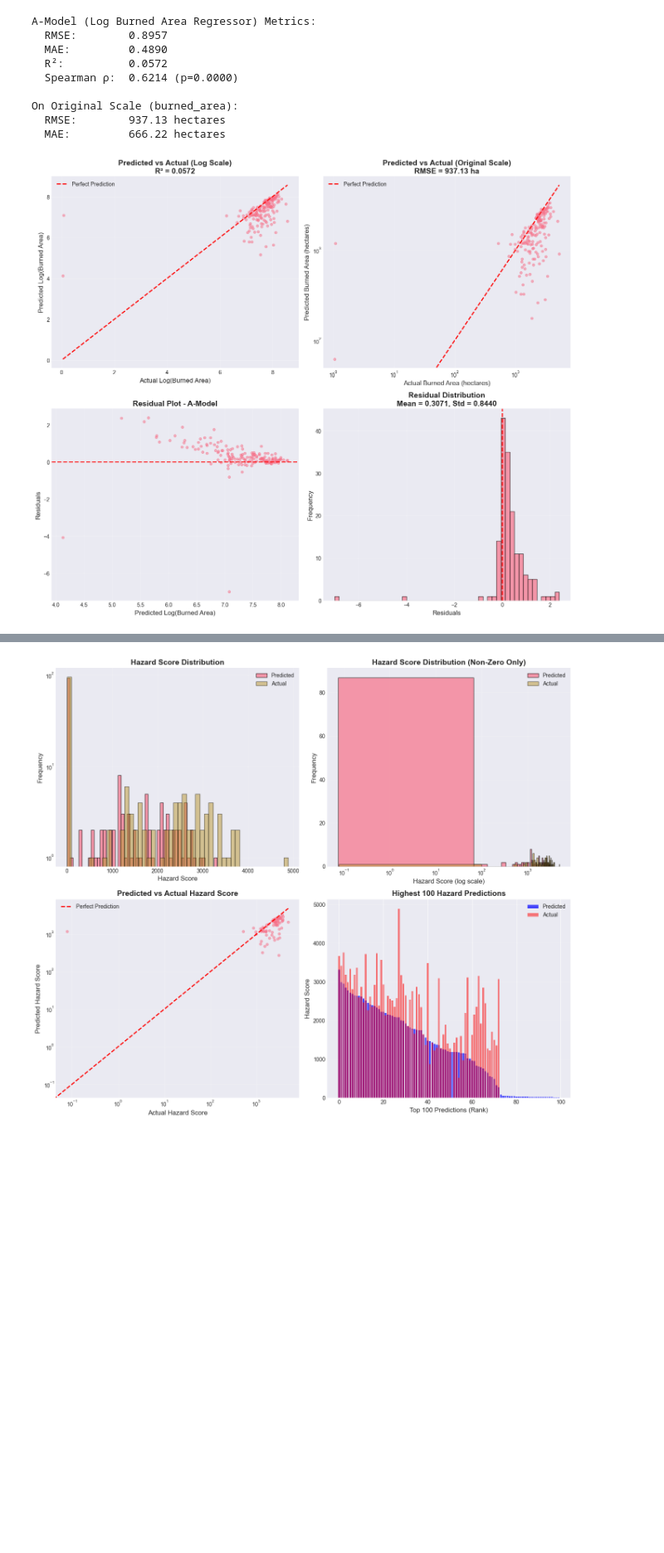
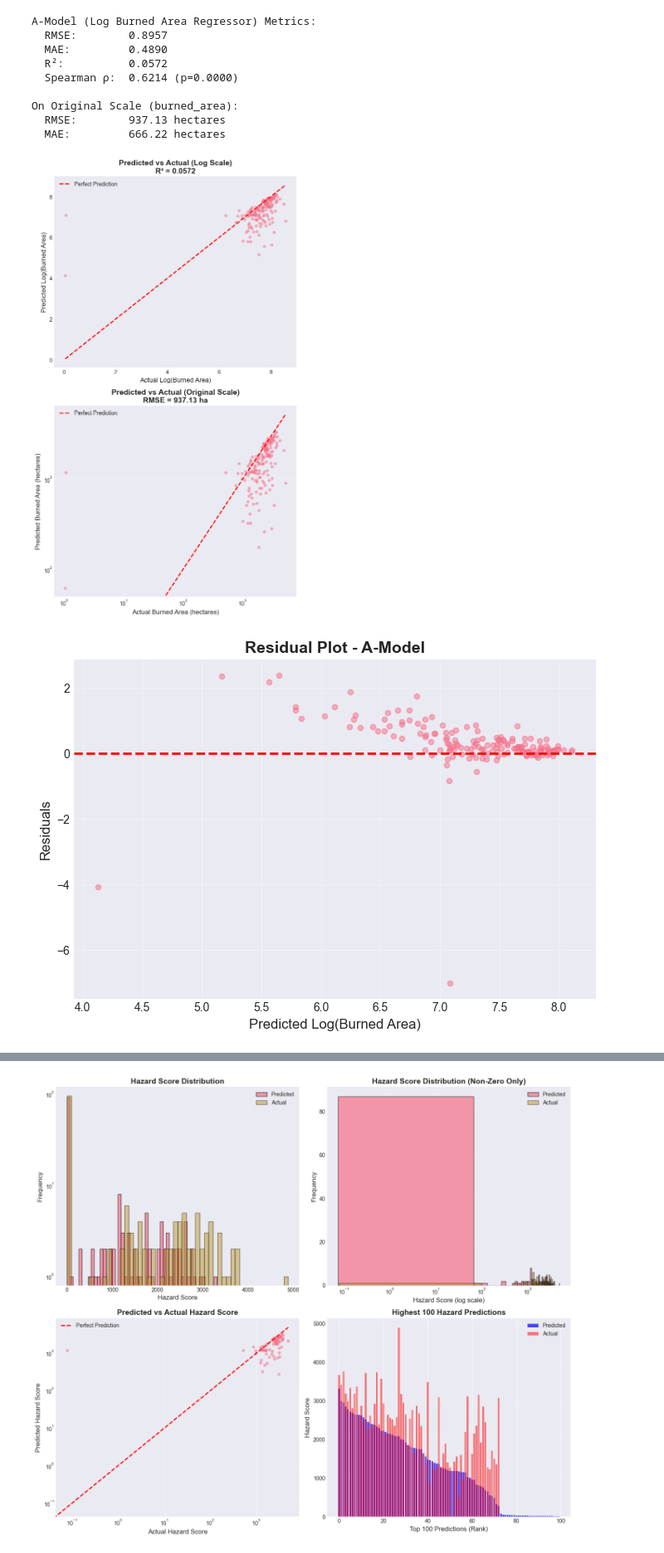
Before and after one commit to djmurong/ml-wildfire-risk-predictor, a Jupyter notebook: notebooks/visualize_evaluation_metrics.ipynb, the cells around one changed output, grey strips where cells are left out. Shown: that part at 83% size. Saved outputs shown, nothing was run; the diff lists cells and outputs as text; code cells hidden in the pictures; blank space fills up the shorter version.

```diff
--- a/notebooks/visualize_evaluation_metrics.ipynb
+++ b/notebooks/visualize_evaluation_metrics.ipynb
@@ -227,52 +223,48 @@ On Original Scale (burned_area):
   MAE:         666.22 hectares
 # %%
 # 2.1 Regression Visualizations
-fig, axes = plt.subplots(2, 2, figsize=(14, 12))
+fig, axes = plt.subplots(2, 1, figsize=(7, 12))
 
 # Scatter plot: Predicted vs Actual (log scale)
-axes[0, 0].scatter(y_test_a_filtered, a_pred, alpha=0.5, s=20)
-axes[0, 0].plot([y_test_a_filtered.min(), y_test_a_filtered.max()],
+axes[0].scatter(y_test_a_filtered, a_pred, alpha=0.5, s=20)
+axes[0].plot([y_test_a_filtered.min(), y_test_a_filtered.max()],
                 [y_test_a_filtered.min(), y_test_a_filtered.max()],
                 'r--', linewidth=2, label='Perfect Prediction')
-axes[0, 0].set_xlabel('Actual Log(Burned Area)', fontsize=12)
-axes[0, 0].set_ylabel('Predicted Log(Burned Area)', fontsize=12)
-axes[0, 0].set_title(f'Predicted vs Actual (Log Scale)\nR² = {a_r2:.4f}', fontsize=14, fontweight='bold')
-axes[0, 0].legend(fontsize=10)
-axes[0, 0].grid(True, alpha=0.3)
+axes[0].set_xlabel('Actual Log(Burned Area)', fontsize=12)
+axes[0].set_ylabel('Predicted Log(Burned Area)', fontsize=12)
+axes[0].set_title(f'Predicted vs Actual (Log Scale)\nR² = {a_r2:.4f}', fontsize=14, fontweight='bold')
+axes[0].legend(fontsize=10)
+axes[0].grid(True, alpha=0.3)
 
 # Scatter plot: Predicted vs Actual (original scale)
-axes[0, 1].scatter(burned_area_actual, burned_area_pred, alpha=0.5, s=20)
+axes[1].scatter(burned_area_actual, burned_area_pred, alpha=0.5, s=20)
 max_val = max(burned_area_actual.max(), burned_area_pred.max())
-axes[0, 1].plot([0, max_val], [0, max_val], 'r--', linewidth=2, label='Perfect Prediction')
-axes[0, 1].set_xlabel('Actual Burned Area (hectares)', fontsize=12)
-axes[0, 1].set_ylabel('Predicted Burned Area (hectares)', fontsize=12)
-axes[0, 1].set_title(f'Predicted vs Actual (Original Scale)\nRMSE = {a_rmse_original:.2f} ha',
+axes[1].plot([0, max_val], [0, max_val], 'r--', linewidth=2, label='Perfect Prediction')
+axes[1].set_xlabel('Actual Burned Area (hectares)', fontsize=12)
+axes[1].set_ylabel('Predicted Burned Area (hectares)', fontsize=12)
+axes[1].set_title(f'Predicted vs Actual (Original Scale)\nRMSE = {a_rmse_original:.2f} ha',
                      fontsize=14, fontweight='bold')
-axes[0, 1].legend(fontsize=10)
-axes[0, 1].grid(True, alpha=0.3)
-axes[0, 1].set_xscale('log')
-axes[0, 1].set_yscale('log')
-
-# Residuals plot
-residuals = y_test_a_filtered - a_pred
-axes[1, 0].scatter(a_pred, residuals, alpha=0.5, s=20)
-axes[1, 0].axhline(y=0, color='r', linestyle='--', linewidth=2)
-axes[1, 0].set_xlabel('Predicted Log(Burned Area)', fontsize=12)
-axes[1, 0].set_ylabel('Residuals', fontsize=12)
-axes[1, 0].set_title('Residual Plot - A-Model', fontsize=14, fontweight='bold')
-axes[1, 0].grid(True, alpha=0.3)
-
-# Residuals distribution
-axes[1, 1].hist(residuals, bins=50, alpha=0.7, edgecolor='black')
-axes[1, 1].axvline(x=0, color='r', linestyle='--', linewidth=2)
-axes[1, 1].set_xlabel('Residuals', fontsize=12)
-axes[1, 1].set_ylabel('Frequency', fontsize=12)
-axes[1, 1].set_title(f'Residual Distribution\nMean = {residuals.mean():.4f}, Std = {residuals.std():.4f}',
-                     fontsize=14, fontweight='bold')
-axes[1, 1].grid(True, alpha=0.3)
+axes[1].legend(fontsize=10)
+axes[1].grid(True, alpha=0.3)
+axes[1].set_xscale('log')
+axes[1].set_yscale('log')
 
 plt.tight_layout()
 plt.savefig(OUTPUT_DIR / 'a_model_evaluation.png', dpi=300, bbox_inches='tight')
 plt.show()
+
+# Residuals plot (separate figure)
+residuals = y_test_a_filtered - a_pred
+fig, ax = plt.subplots(1, 1, figsize=(7, 5))
+ax.scatter(a_pred, residuals, alpha=0.5, s=20)
+ax.axhline(y=0, color='r', linestyle='--', linewidth=2)
+ax.set_xlabel('Predicted Log(Burned Area)', fontsize=12)
+ax.set_ylabel('Residuals', fontsize=12)
+ax.set_title('Residual Plot - A-Model', fontsize=14, fontweight='bold')
+ax.grid(True, alpha=0.3)
+plt.tight_layout()
+plt.savefig(OUTPUT_DIR / 'a_model_residuals.png', dpi=300, bbox_inches='tight')
+plt.show()
 # %% [output]
-[figure, old version]
+[figure, new version]
+[figure, added]
```
Also changed, not shown: parts of 6 cells of this notebook, 8 other files.
